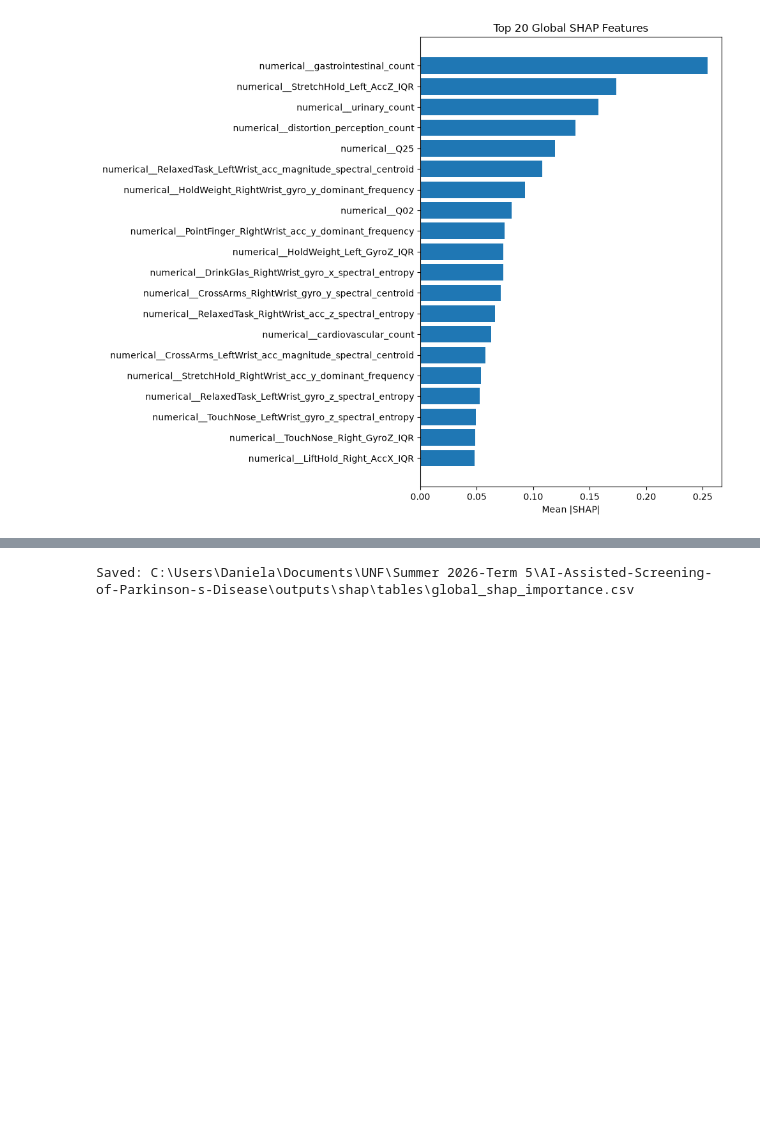
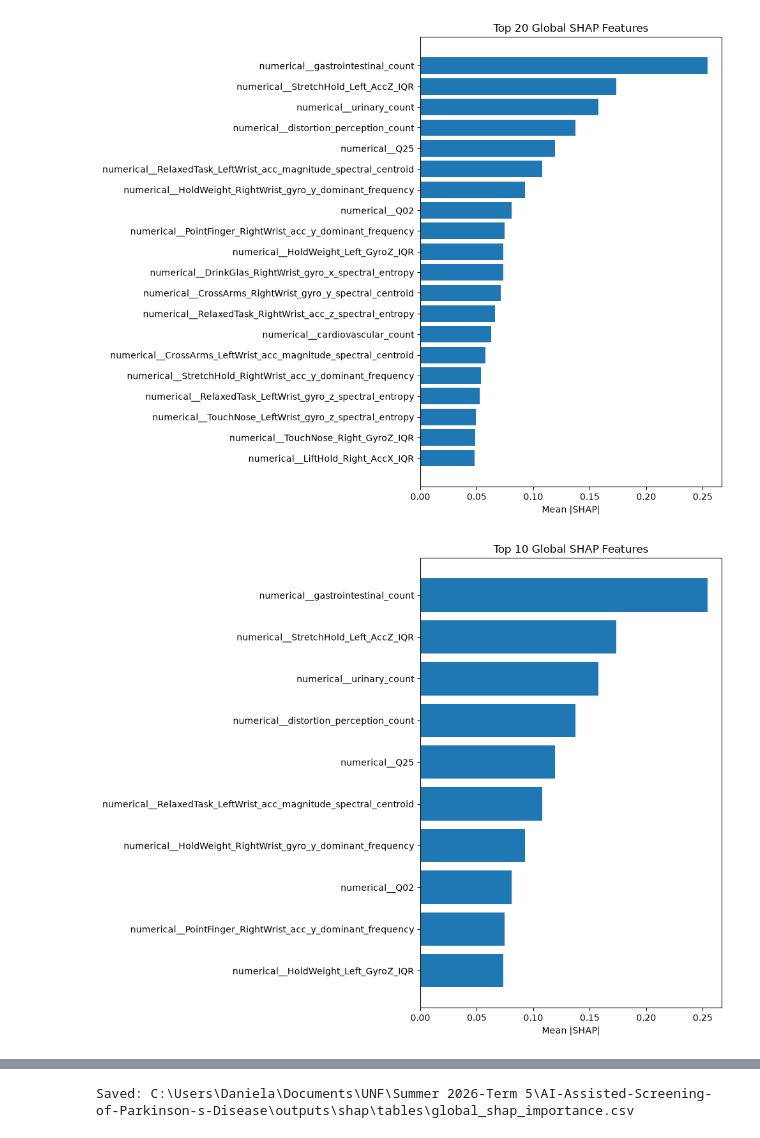
Before and after one commit to obramwell/AI-Assisted-Screening-of-Parkinson-s-Disease, a Jupyter notebook: notebooks/14_SHAP_Explainability.ipynb, the cells around one changed output, grey strips where cells are left out. Cells and saved outputs as stored; diff of their text form; code cells hidden in the pictures; blank space fills up the shorter version.

```diff
--- a/notebooks/14_SHAP_Explainability.ipynb
+++ b/notebooks/14_SHAP_Explainability.ipynb
@@ -268,6 +268,28 @@ plt.savefig(
 plt.show()
 # %% [output]
 [figure]
+# %%
+# Global SHAP bar plot
+plt.figure(figsize=(10,8))
+top10 = importance_df.head(10)
+plt.barh(
+    top10["Feature"][::-1],
+    top10["Mean |SHAP|"][::-1]
+)
+plt.xlabel("Mean |SHAP|")
+plt.title(
+    "Top 10 Global SHAP Features"
+)
+plt.tight_layout()
+plt.savefig(
+    SHAP_FIGURES /
+    "Top 10 Global SHAP Features.png",
+    dpi=300,
+    bbox_inches="tight"
+)
+plt.show()
+# %% [output]
+[figure, added]
 # %%
 # SHAP Beeswarm Plots (One per Class)
 import matplotlib.pyplot as plt
```
Also changed, not shown: parts of 8 cells of this notebook, 14 other files.
